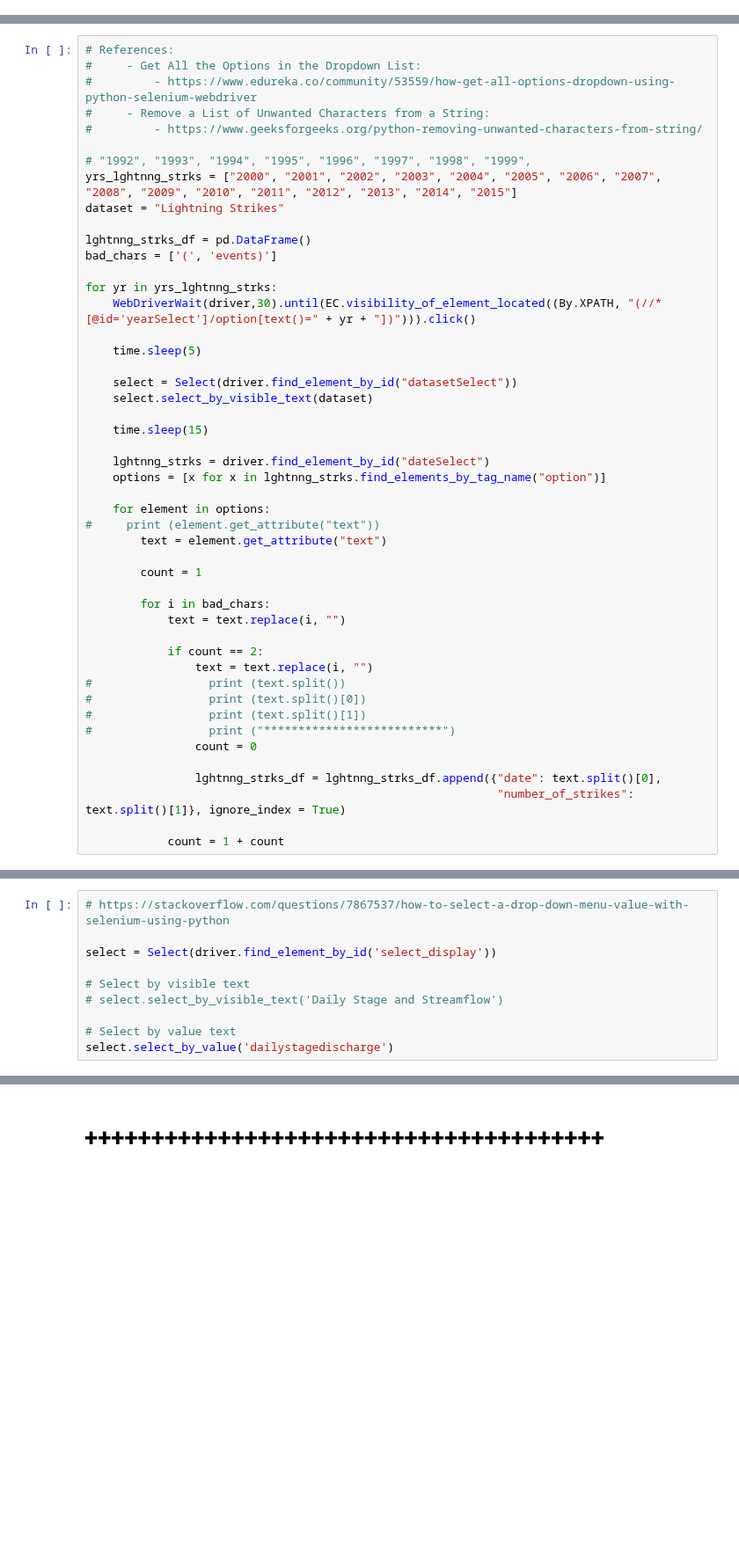
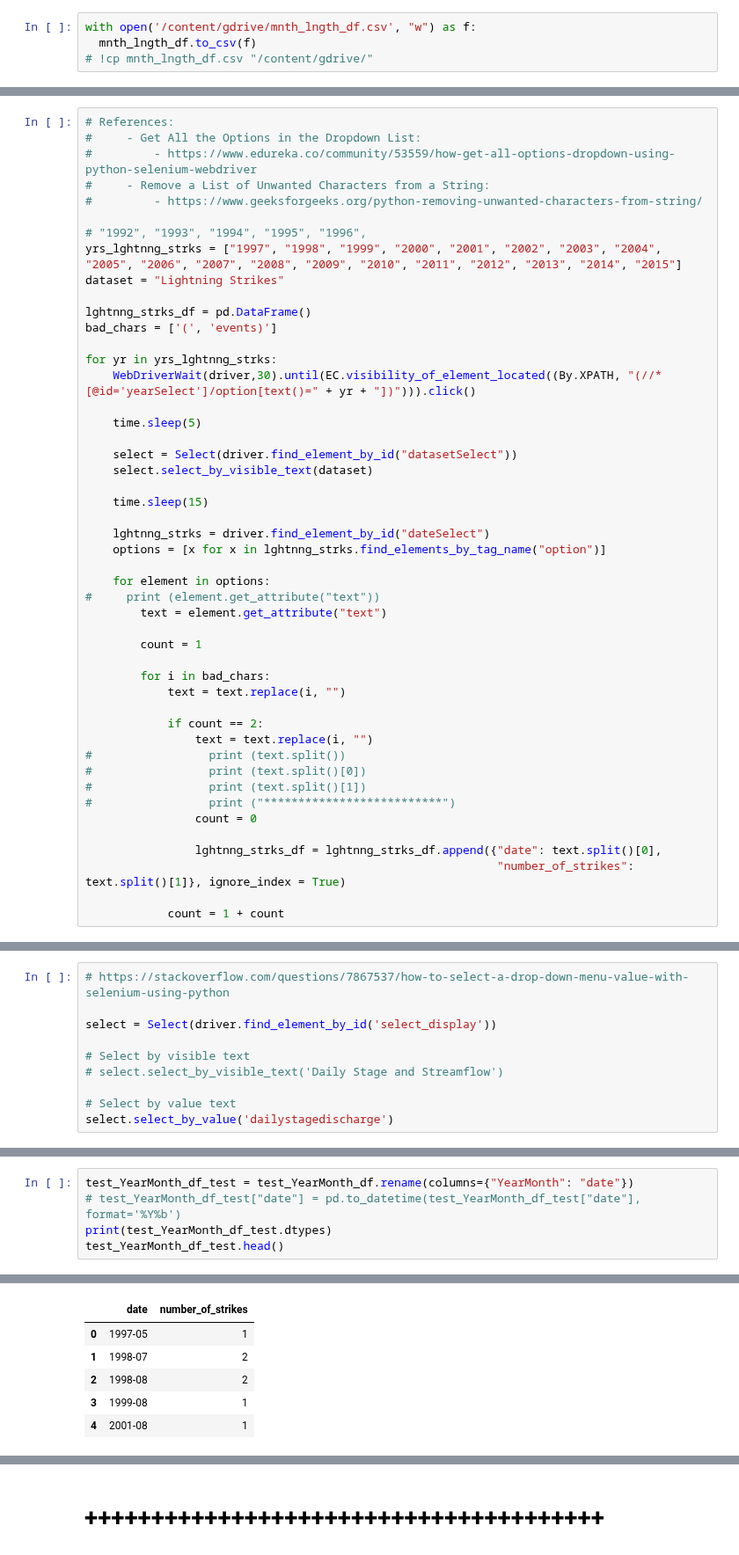
Before and after one commit to vc-adams/Idaho_Wildfires_Dashboard, a Jupyter notebook: Collect_WaterWatch_Data_20210201_2308_Google_Colab.ipynb, the cells around one changed output, grey strips where cells are left out. Shown at 88% size. Cells and saved outputs as stored; diff of their text form; blank space fills up the shorter version.

```diff
--- a/Collect_WaterWatch_Data_20210201_2308_Google_Colab.ipynb
+++ b/Collect_WaterWatch_Data_20210201_2308_Google_Colab.ipynb
@@ -1702,3 +1605,7 @@ mnth_lngth_df
+# %%
+with open('/content/gdrive/mnth_lngth_df.csv', "w") as f:
+  mnth_lngth_df.to_csv(f)
+# !cp mnth_lngth_df.csv "/content/gdrive/"
 # %% [markdown]
 # !!!!!!!!!!!!!!!!!!!!!!!!!!!!!!!!!!!!!!!!!!!!!!!!!!!!!!!!!!!!!!!!!!!!!!!!!!!!!!!!!!!
 # %%
@@ -1998,8 +1905,8 @@ WebDriverWait(driver,30).until(EC.visibility_of_element_located((By.XPATH, "(//*
 #     - Remove a List of Unwanted Characters from a String:
 #         - https://www.geeksforgeeks.org/python-removing-unwanted-characters-from-string/
 
-# "1992", "1993", "1994", "1995", "1996", "1997", "1998", "1999",
-yrs_lghtnng_strks = ["2000", "2001", "2002", "2003", "2004", "2005", "2006", "2007", "2008", "2009", "2010", "2011", "2012", "2013", "2014", "2015"]
+# "1992", "1993", "1994", "1995", "1996",
+yrs_lghtnng_strks = ["1997", "1998", "1999", "2000", "2001", "2002", "2003", "2004", "2005", "2006", "2007", "2008", "2009", "2010", "2011", "2012", "2013", "2014", "2015"]
 dataset = "Lightning Strikes"
 
 lghtnng_strks_df = pd.DataFrame()
@@ -2189,0 +2177,6 @@ select.select_by_value('dailystagedischarge')
+# %%
+test_YearMonth_df_test = test_YearMonth_df.rename(columns={"YearMonth": "date"})
+# test_YearMonth_df_test["date"] = pd.to_datetime(test_YearMonth_df_test["date"], format='%Y%b')
+print(test_YearMonth_df_test.dtypes)
+test_YearMonth_df_test.head()
+# %% [output]
@@ -2189,0 +2186,6 @@ select.select_by_value('dailystagedischarge')
+|  | date | number_of_strikes |
+| 0 | 1997-05 | 1 |
+| 1 | 1998-07 | 2 |
+| 2 | 1998-08 | 2 |
+| 3 | 1999-08 | 1 |
+| 4 | 2001-08 | 1 |
```
Also changed, not shown: parts of 29 cells of this notebook.
